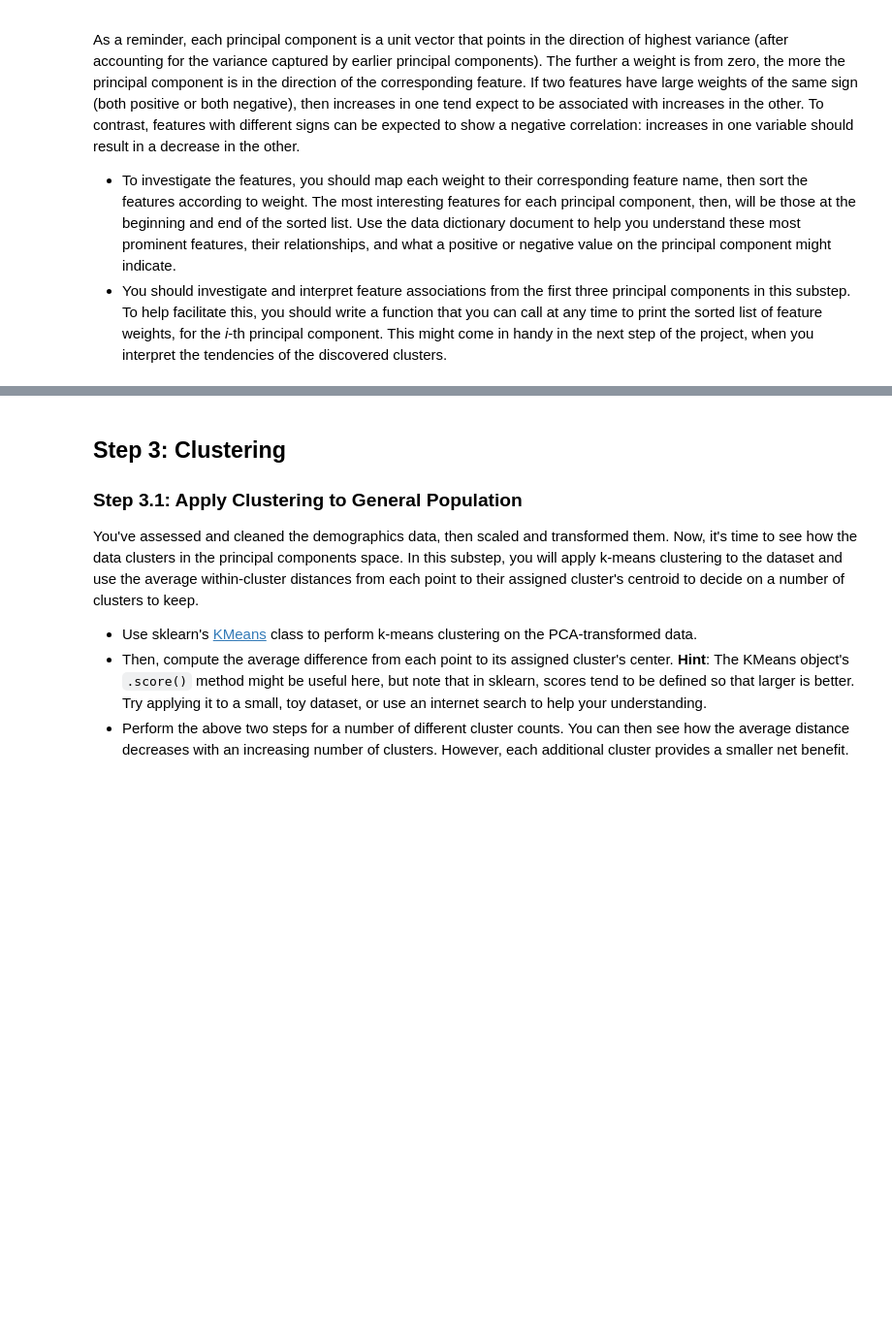
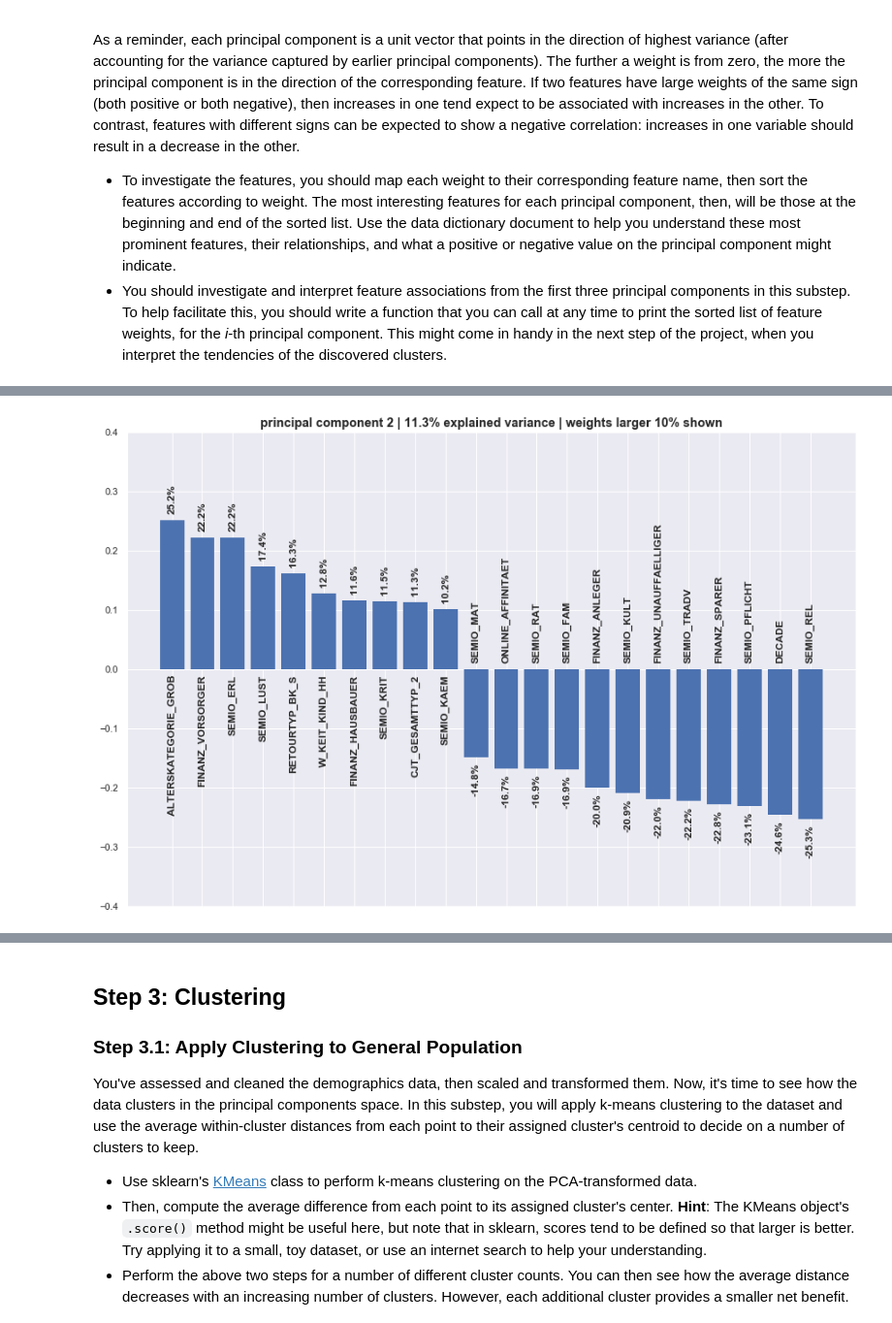
Before and after one commit to lkiewidt/identify_customer_segments, a Jupyter notebook: Identify_Customer_Segments.ipynb, the cells around one changed output, grey strips where cells are left out. Shown at 97% size. Drawn from its saved outputs; the diff is of its cells as text; code cells hidden in the pictures; blank space fills up the shorter version.

```diff
--- a/Identify_Customer_Segments.ipynb
+++ b/Identify_Customer_Segments.ipynb
@@ -491,3 +1006,6 @@ As a reminder, each principal component is a unit vector that points in the dire
 # %%
 # Map weights for the second principal component to corresponding feature names
 # and then print the linked values, sorted by weight.
+plot_pca_weights(df_pca, 2)
+# %% [output]
+[figure, added]
```
Also changed, not shown: parts of 75 cells of this notebook, 1 other file.
